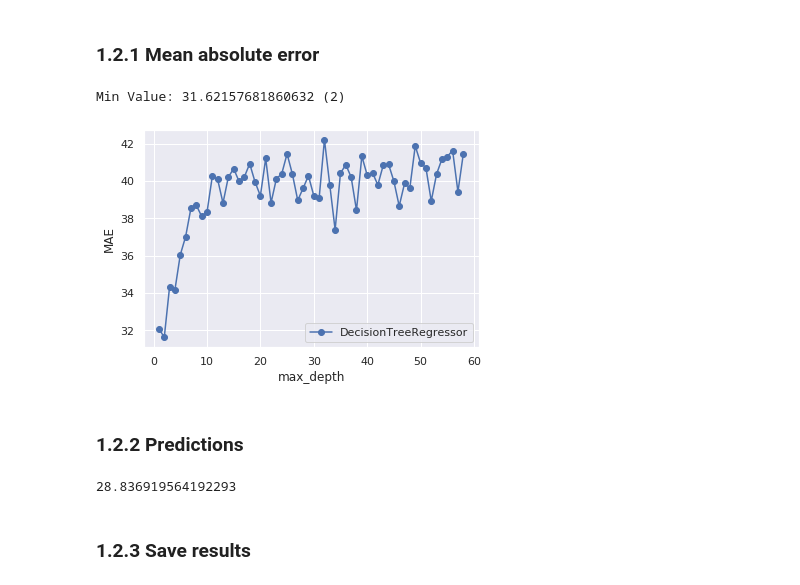
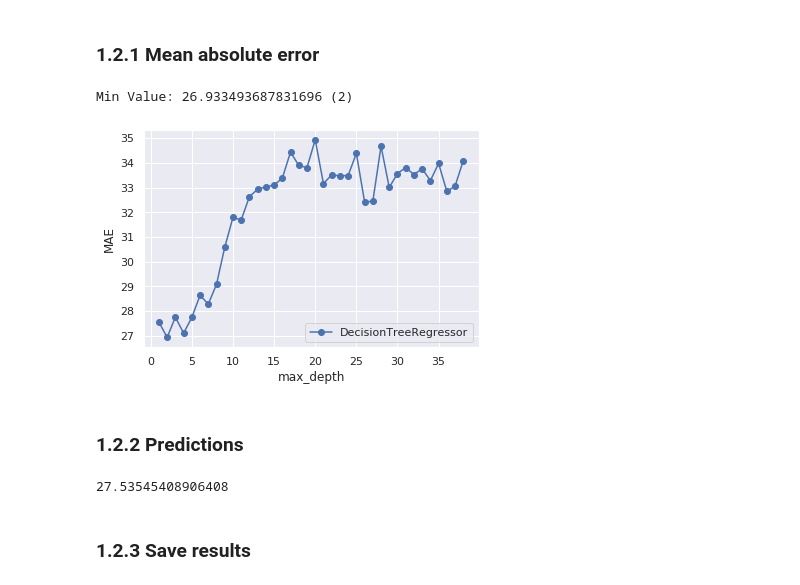
Before and after one commit to GummyBearStudioTeam/ESI_MLTechniques, a Jupyter notebook: Milestone2_Supervised.ipynb, the cells around one changed output. Drawn from its saved outputs; the diff is of its cells as text; code cells hidden in the pictures.

```diff
--- a/Milestone2_Supervised.ipynb
+++ b/Milestone2_Supervised.ipynb
@@ -118,7 +118,7 @@ plt.plot(np.arange(len(var_ratio)), np.cumsum(var_ratio))
 # %% [markdown]
 ## Prepare working sets
 # %%
-GROUP_SUBSET = True
+GROUP_SUBSET = False
 # %%
 #features = ['ndvi_ne', 'ndvi_nw', 'ndvi_se', 'ndvi_sw', 'precipitation_amt_mm', 'reanalysis_precip_amt_kg_per_m2', 'reanalysis_specific_humidity_g_per_kg']
 X_ = pd.DataFrame(X_, index=df.index, columns=all_features)
@@ -291,18 +294,18 @@ generate_visualization(knn, X, y)
 ### 1.2.1 Mean absolute error
 # %%
 dt = DecisionTreeRegressor()
-generate_plot(X, y, dt, 'max_depth', 60, 10)
+generate_plot(X, y, dt, 'max_depth', 40, 10)
 plt.show()
 # %% [output]
-Min Value: 31.62157681860632 (2)
+Min Value: 26.933493687831696 (2)
-[figure, old version]
+[figure, new version]
 # %% [markdown]
 ### 1.2.2 Predictions
 # %%
-dt = DecisionTreeRegressor(max_depth=3)
+dt = DecisionTreeRegressor(max_depth=2)
 fit_regressor(dt, X, y)
 # %% [output]
-28.836919564192293
+27.53545408906408
 # %%
 y_pred = get_predictions(dt, X_)
 # %% [markdown]
```
Also changed, not shown: parts of 27 cells of this notebook, 4 other files.
